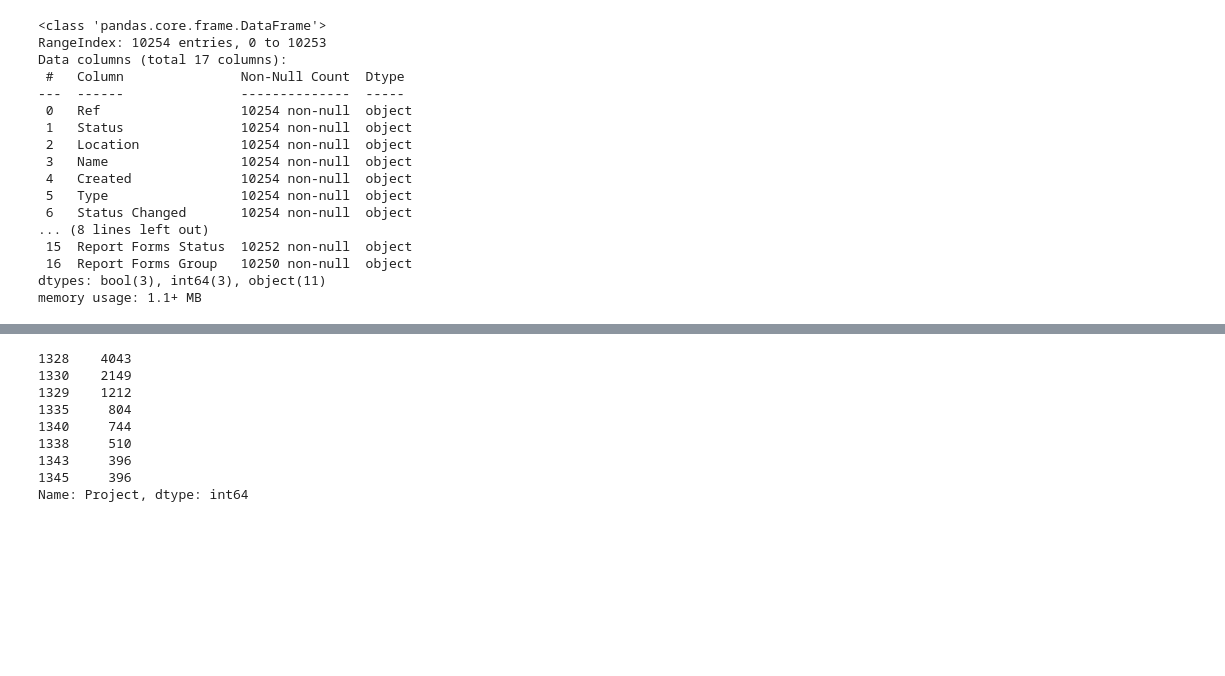
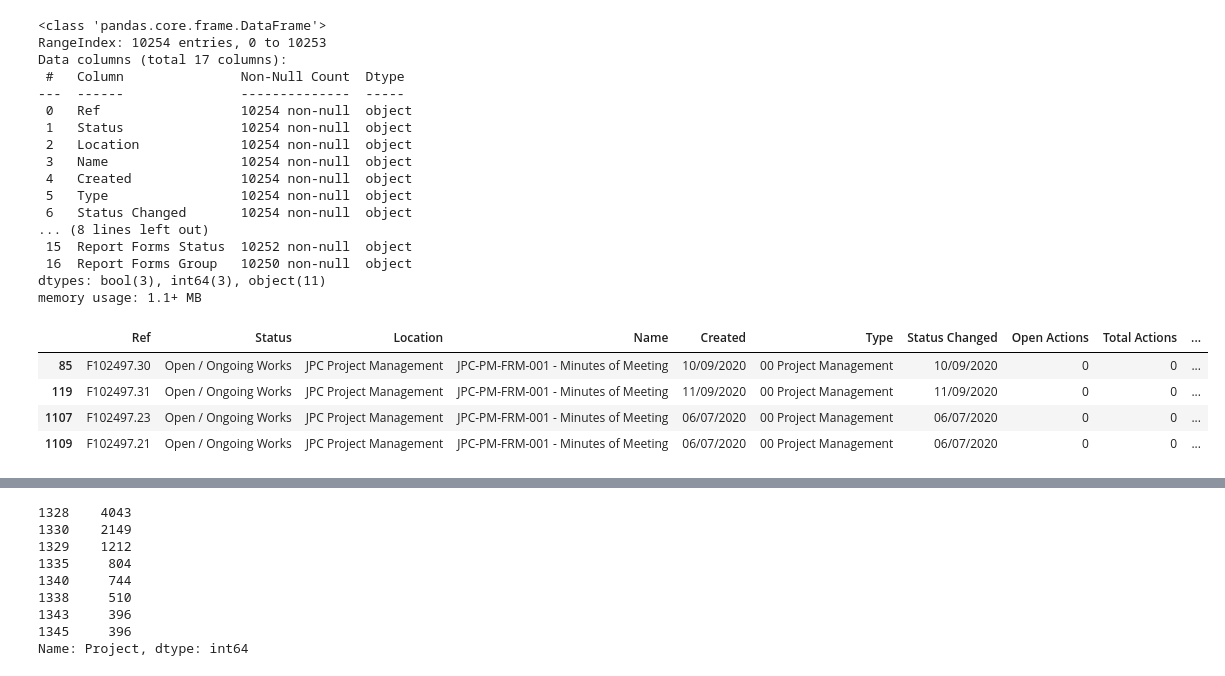
Before and after one commit to chkCreate/Construction_Project_Management_Report_Analysis, a Jupyter notebook: Data_Cleaning.ipynb, the cells around one changed output, grey strips where cells are left out. Saved outputs shown, nothing was run; the diff lists cells and outputs as text; code cells hidden in the pictures; blank space fills up the shorter version.

```diff
--- a/Data_Cleaning.ipynb
+++ b/Data_Cleaning.ipynb
@@ -36,3 +37,13 @@ Data columns (total 17 columns):
  16  Report Forms Group   10250 non-null  object
 dtypes: bool(3), int64(3), object(11)
 memory usage: 1.1+ MB
+# %%
+# IF the four rows with null data in column 'Report Forms Group' do not contain open 'status' or 'priority' risks, then drop.
+Forms_df[Forms_df['Report Forms Group'].isnull()]
+# Findings: Rows were with open items.
+# %% [output]
+|  | Ref | Status | Location | Name | Created | Type | Status Changed | Open Actions | Total Actions | ... |
+| 85 | F102497.30 | Open / Ongoing Works | JPC Project Management | JPC-PM-FRM-001 - Minutes of Meeting | 10/09/2020 | 00 Project Management | 10/09/2020 | 0 | 0 | ... |
+| 119 | F102497.31 | Open / Ongoing Works | JPC Project Management | JPC-PM-FRM-001 - Minutes of Meeting | 11/09/2020 | 00 Project Management | 11/09/2020 | 0 | 0 | ... |
+| 1107 | F102497.23 | Open / Ongoing Works | JPC Project Management | JPC-PM-FRM-001 - Minutes of Meeting | 06/07/2020 | 00 Project Management | 06/07/2020 | 0 | 0 | ... |
+| 1109 | F102497.21 | Open / Ongoing Works | JPC Project Management | JPC-PM-FRM-001 - Minutes of Meeting | 06/07/2020 | 00 Project Management | 06/07/2020 | 0 | 0 | ... |
```
Also changed, not shown: parts of 27 cells of this notebook, 2 other files.
